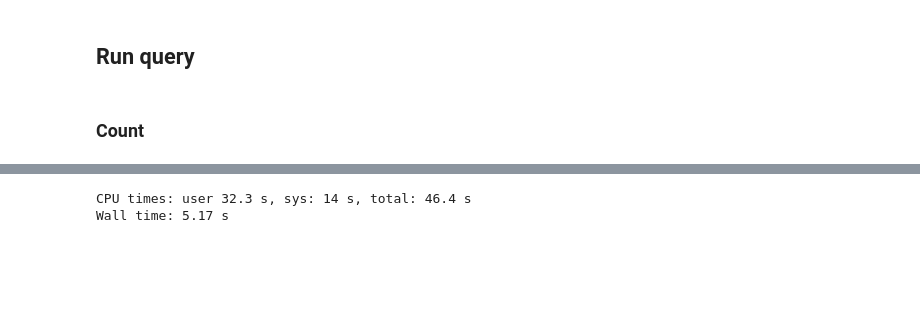
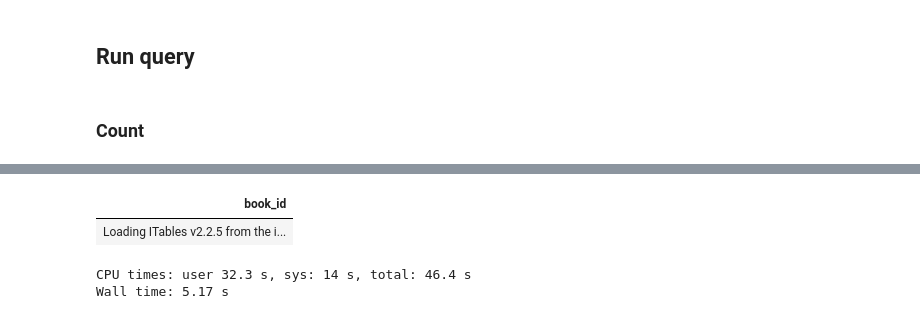
Before and after one commit to vnegi10/Goodreads_data_analysis, a Jupyter notebook: Polars_query.ipynb, the cells around one changed output, grey strips where cells are left out. Cells and saved outputs as stored; diff of their text form; code cells hidden in the pictures; blank space fills up the shorter version.

```diff
--- a/Polars_query.ipynb
+++ b/Polars_query.ipynb
@@ -93,12 +93,10 @@ def shape_query_1(folder):
                         glob = True
                        )
           .select("book_id")
-
+          .count()
     )
 
-    #print(q1.explain(streaming = True))
-
-    return len(q1.collect())
+    return q1.collect()
 # %%
 %%time
 
@@ -110,6 +109,7 @@ Wall time: 85.7 ms
 # %%
-# %%time
+%%time
 
-# shape_query_1(behavior_folder)
+shape_query_1(behavior_folder)
 
-# # 228648342
+# 228648342
+# %% [output]
@@ -116,3 +118,5 @@ Wall time: 85.7 ms
+| book_id |
+| Loading ITables v2.2.5 from the i... |
 # %%
 def shape_query_2(folder):
 
```
Also changed, not shown: parts of 2 cells of this notebook, 1 other file.
